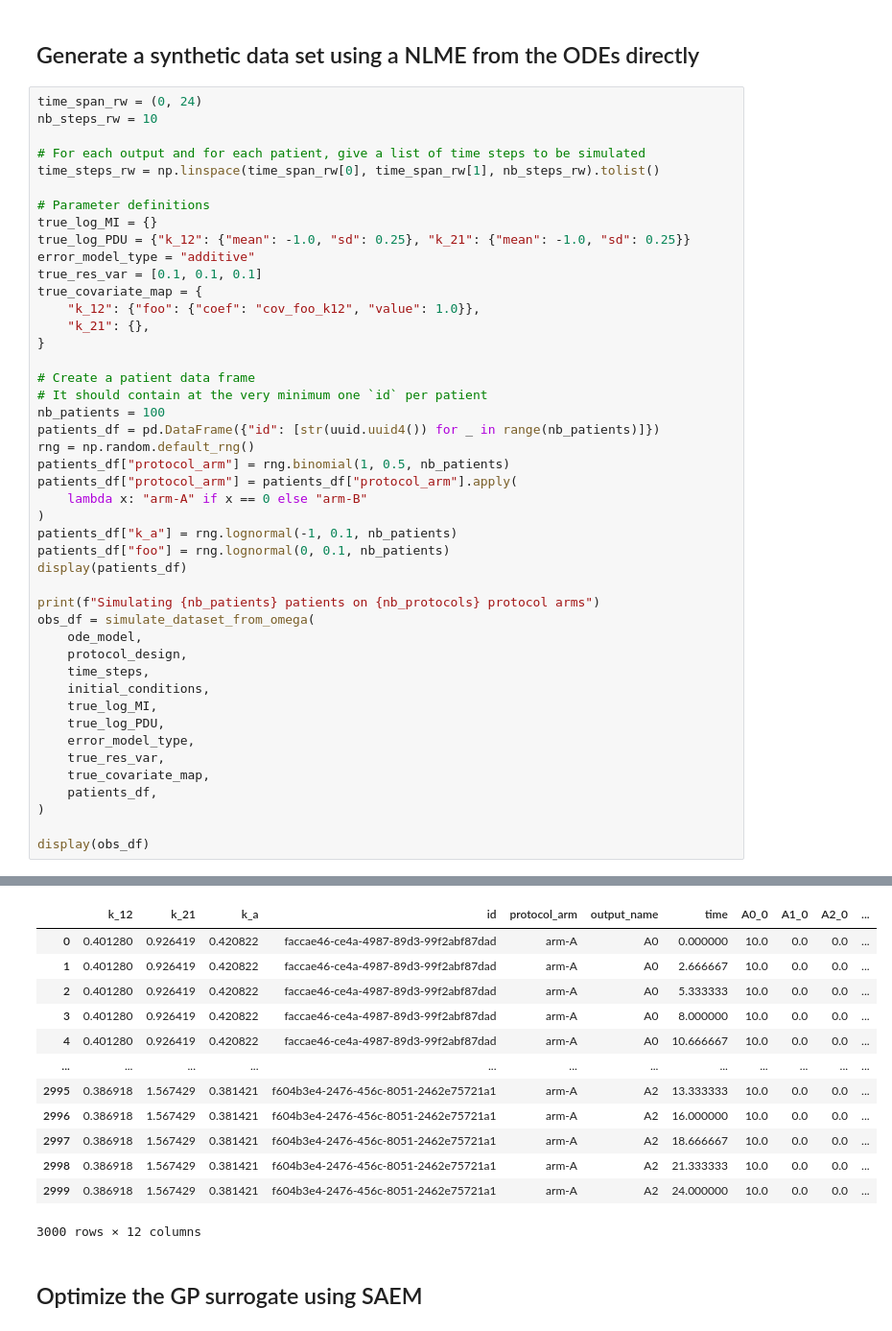
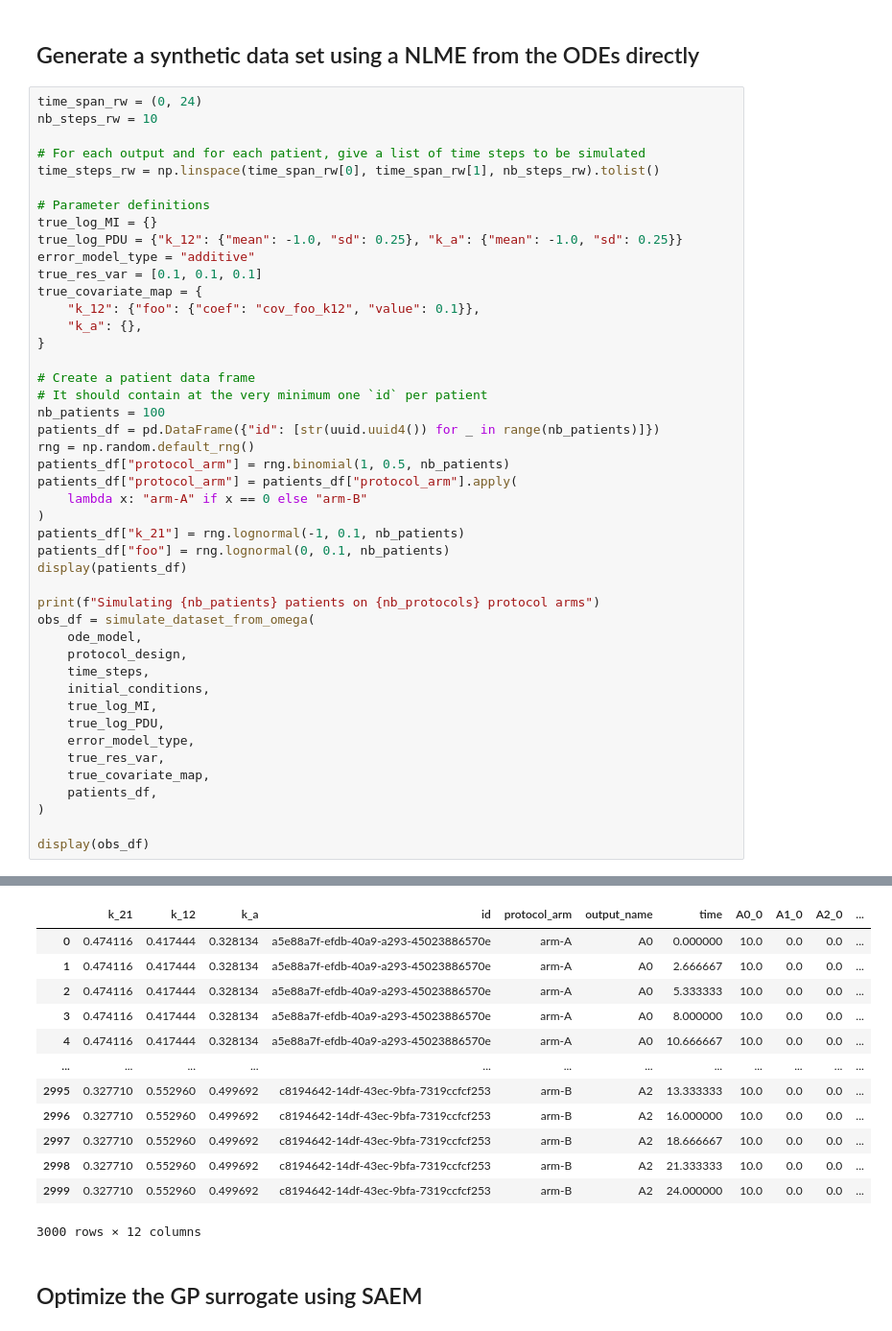
Before and after one commit to novainsilico/vpop-calibration, a Jupyter notebook: examples/saem_gp_model.ipynb, the cells around one changed output, grey strips where cells are left out. Shown at 96% size. Drawn from its saved outputs; the diff is of its cells as text.

```diff
--- a/examples/saem_gp_model.ipynb
+++ b/examples/saem_gp_model.ipynb
@@ -137,12 +137,12 @@ time_steps_rw = np.linspace(time_span_rw[0], time_span_rw[1], nb_steps_rw).tolis
 
 # Parameter definitions
 true_log_MI = {}
-true_log_PDU = {"k_12": {"mean": -1.0, "sd": 0.25}, "k_21": {"mean": -1.0, "sd": 0.25}}
+true_log_PDU = {"k_12": {"mean": -1.0, "sd": 0.25}, "k_a": {"mean": -1.0, "sd": 0.25}}
 error_model_type = "additive"
 true_res_var = [0.1, 0.1, 0.1]
 true_covariate_map = {
-    "k_12": {"foo": {"coef": "cov_foo_k12", "value": 1.0}},
-    "k_21": {},
+    "k_12": {"foo": {"coef": "cov_foo_k12", "value": 0.1}},
+    "k_a": {},
 }
 
 # Create a patient data frame
@@ -154,7 +154,7 @@ patients_df["protocol_arm"] = rng.binomial(1, 0.5, nb_patients)
 patients_df["protocol_arm"] = patients_df["protocol_arm"].apply(
     lambda x: "arm-A" if x == 0 else "arm-B"
 )
-patients_df["k_a"] = rng.lognormal(-1, 0.1, nb_patients)
+patients_df["k_21"] = rng.lognormal(-1, 0.1, nb_patients)
 patients_df["foo"] = rng.lognormal(0, 0.1, nb_patients)
 display(patients_df)
 
@@ -195,15 +195,15 @@ Successfully loaded 1 known descriptors:
-|  | k_12 | k_21 | k_a | id | protocol_arm | output_name | time | A0_0 | A1_0 | A2_0 | ... |
-| 0 | 0.401280 | 0.926419 | 0.420822 | faccae46-ce4a-4987-89d3-99f2abf87dad | arm-A | A0 | 0.000000 | 10.0 | 0.0 | 0.0 | ... |
-| 1 | 0.401280 | 0.926419 | 0.420822 | faccae46-ce4a-4987-89d3-99f2abf87dad | arm-A | A0 | 2.666667 | 10.0 | 0.0 | 0.0 | ... |
-| 2 | 0.401280 | 0.926419 | 0.420822 | faccae46-ce4a-4987-89d3-99f2abf87dad | arm-A | A0 | 5.333333 | 10.0 | 0.0 | 0.0 | ... |
-| 3 | 0.401280 | 0.926419 | 0.420822 | faccae46-ce4a-4987-89d3-99f2abf87dad | arm-A | A0 | 8.000000 | 10.0 | 0.0 | 0.0 | ... |
-| 4 | 0.401280 | 0.926419 | 0.420822 | faccae46-ce4a-4987-89d3-99f2abf87dad | arm-A | A0 | 10.666667 | 10.0 | 0.0 | 0.0 | ... |
+|  | k_21 | k_12 | k_a | id | protocol_arm | output_name | time | A0_0 | A1_0 | A2_0 | ... |
+| 0 | 0.474116 | 0.417444 | 0.328134 | a5e88a7f-efdb-40a9-a293-45023886570e | arm-A | A0 | 0.000000 | 10.0 | 0.0 | 0.0 | ... |
+| 1 | 0.474116 | 0.417444 | 0.328134 | a5e88a7f-efdb-40a9-a293-45023886570e | arm-A | A0 | 2.666667 | 10.0 | 0.0 | 0.0 | ... |
+| 2 | 0.474116 | 0.417444 | 0.328134 | a5e88a7f-efdb-40a9-a293-45023886570e | arm-A | A0 | 5.333333 | 10.0 | 0.0 | 0.0 | ... |
+| 3 | 0.474116 | 0.417444 | 0.328134 | a5e88a7f-efdb-40a9-a293-45023886570e | arm-A | A0 | 8.000000 | 10.0 | 0.0 | 0.0 | ... |
+| 4 | 0.474116 | 0.417444 | 0.328134 | a5e88a7f-efdb-40a9-a293-45023886570e | arm-A | A0 | 10.666667 | 10.0 | 0.0 | 0.0 | ... |
 | ... | ... | ... | ... | ... | ... | ... | ... | ... | ... | ... | ... |
-| 2995 | 0.386918 | 1.567429 | 0.381421 | f604b3e4-2476-456c-8051-2462e75721a1 | arm-A | A2 | 13.333333 | 10.0 | 0.0 | 0.0 | ... |
-| 2996 | 0.386918 | 1.567429 | 0.381421 | f604b3e4-2476-456c-8051-2462e75721a1 | arm-A | A2 | 16.000000 | 10.0 | 0.0 | 0.0 | ... |
-| 2997 | 0.386918 | 1.567429 | 0.381421 | f604b3e4-2476-456c-8051-2462e75721a1 | arm-A | A2 | 18.666667 | 10.0 | 0.0 | 0.0 | ... |
-| 2998 | 0.386918 | 1.567429 | 0.381421 | f604b3e4-2476-456c-8051-2462e75721a1 | arm-A | A2 | 21.333333 | 10.0 | 0.0 | 0.0 | ... |
-| 2999 | 0.386918 | 1.567429 | 0.381421 | f604b3e4-2476-456c-8051-2462e75721a1 | arm-A | A2 | 24.000000 | 10.0 | 0.0 | 0.0 | ... |
+| 2995 | 0.327710 | 0.552960 | 0.499692 | c8194642-14df-43ec-9bfa-7319ccfcf253 | arm-B | A2 | 13.333333 | 10.0 | 0.0 | 0.0 | ... |
+| 2996 | 0.327710 | 0.552960 | 0.499692 | c8194642-14df-43ec-9bfa-7319ccfcf253 | arm-B | A2 | 16.000000 | 10.0 | 0.0 | 0.0 | ... |
+| 2997 | 0.327710 | 0.552960 | 0.499692 | c8194642-14df-43ec-9bfa-7319ccfcf253 | arm-B | A2 | 18.666667 | 10.0 | 0.0 | 0.0 | ... |
+| 2998 | 0.327710 | 0.552960 | 0.499692 | c8194642-14df-43ec-9bfa-7319ccfcf253 | arm-B | A2 | 21.333333 | 10.0 | 0.0 | 0.0 | ... |
+| 2999 | 0.327710 | 0.552960 | 0.499692 | c8194642-14df-43ec-9bfa-7319ccfcf253 | arm-B | A2 | 24.000000 | 10.0 | 0.0 | 0.0 | ... |
 3000 rows × 12 columns
 # %% [markdown]
 ## Optimize the GP surrogate using SAEM
```
Also changed, not shown: parts of 7 cells of this notebook, 2 other files.
